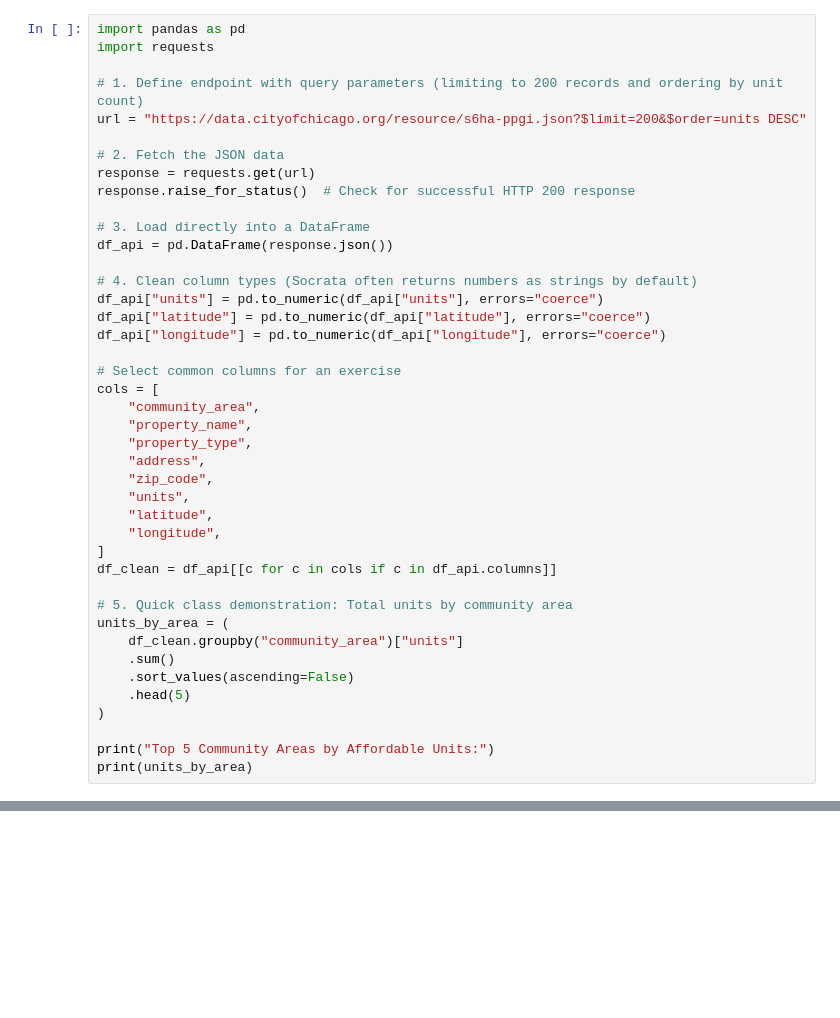
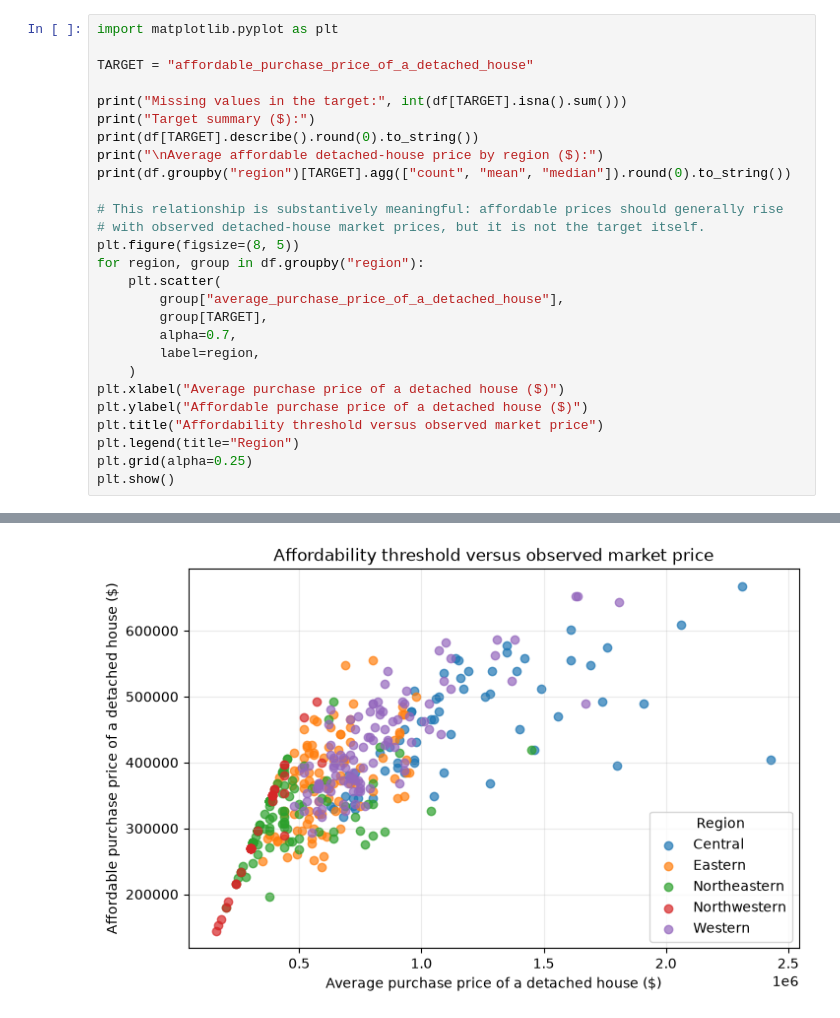
Before and after one commit to DavisenV/CSCN8010-LinearRegressionArchitecture_Workshop, a Jupyter notebook: notebooks/linear_regression.ipynb, the cells around one changed output, grey strips where cells are left out. Drawn from its saved outputs; the diff is of its cells as text; blank space fills up the shorter version.

```diff
--- a/notebooks/linear_regression.ipynb
+++ b/notebooks/linear_regression.ipynb
@@ -59,43 +108,28 @@ dtype: int64
 # %%
-import pandas as pd
-import requests
+import matplotlib.pyplot as plt
 
-# 1. Define endpoint with query parameters (limiting to 200 records and ordering by unit count)
-url = "https://data.cityofchicago.org/resource/s6ha-ppgi.json?$limit=200&$order=units DESC"
+TARGET = "affordable_purchase_price_of_a_detached_house"
 
-# 2. Fetch the JSON data
-response = requests.get(url)
-response.raise_for_status()  # Check for successful HTTP 200 response
+print("Missing values in the target:", int(df[TARGET].isna().sum()))
+print("Target summary ($):")
+print(df[TARGET].describe().round(0).to_string())
+print("\nAverage affordable detached-house price by region ($):")
+print(df.groupby("region")[TARGET].agg(["count", "mean", "median"]).round(0).to_string())
 
-# 3. Load directly into a DataFrame
-df_api = pd.DataFrame(response.json())
-
-# 4. Clean column types (Socrata often returns numbers as strings by default)
-df_api["units"] = pd.to_numeric(df_api["units"], errors="coerce")
-df_api["latitude"] = pd.to_numeric(df_api["latitude"], errors="coerce")
-df_api["longitude"] = pd.to_numeric(df_api["longitude"], errors="coerce")
-
-# Select common columns for an exercise
-cols = [
-    "community_area",
-    "property_name",
-    "property_type",
-    "address",
-    "zip_code",
-    "units",
-    "latitude",
-    "longitude",
-]
-df_clean = df_api[[c for c in cols if c in df_api.columns]]
-
-# 5. Quick class demonstration: Total units by community area
-units_by_area = (
-    df_clean.groupby("community_area")["units"]
-    .sum()
-    .sort_values(ascending=False)
-    .head(5)
-)
-
-print("Top 5 Community Areas by Affordable Units:")
-print(units_by_area)
+# This relationship is substantively meaningful: affordable prices should generally rise
+# with observed detached-house market prices, but it is not the target itself.
+plt.figure(figsize=(8, 5))
+for region, group in df.groupby("region"):
+    plt.scatter(
+        group["average_purchase_price_of_a_detached_house"],
+        group[TARGET],
+        alpha=0.7,
+        label=region,
+    )
+plt.xlabel("Average purchase price of a detached house ($)")
+plt.ylabel("Affordable purchase price of a detached house ($)")
+plt.title("Affordability threshold versus observed market price")
+plt.legend(title="Region")
+plt.grid(alpha=0.25)
+plt.show()
 # %% [output]
@@ -110 +155,2 @@ Name: units, dtype: float64
+[figure, added]
 # %%
```
Also changed, not shown: parts of 8 cells of this notebook, 3 other files.
